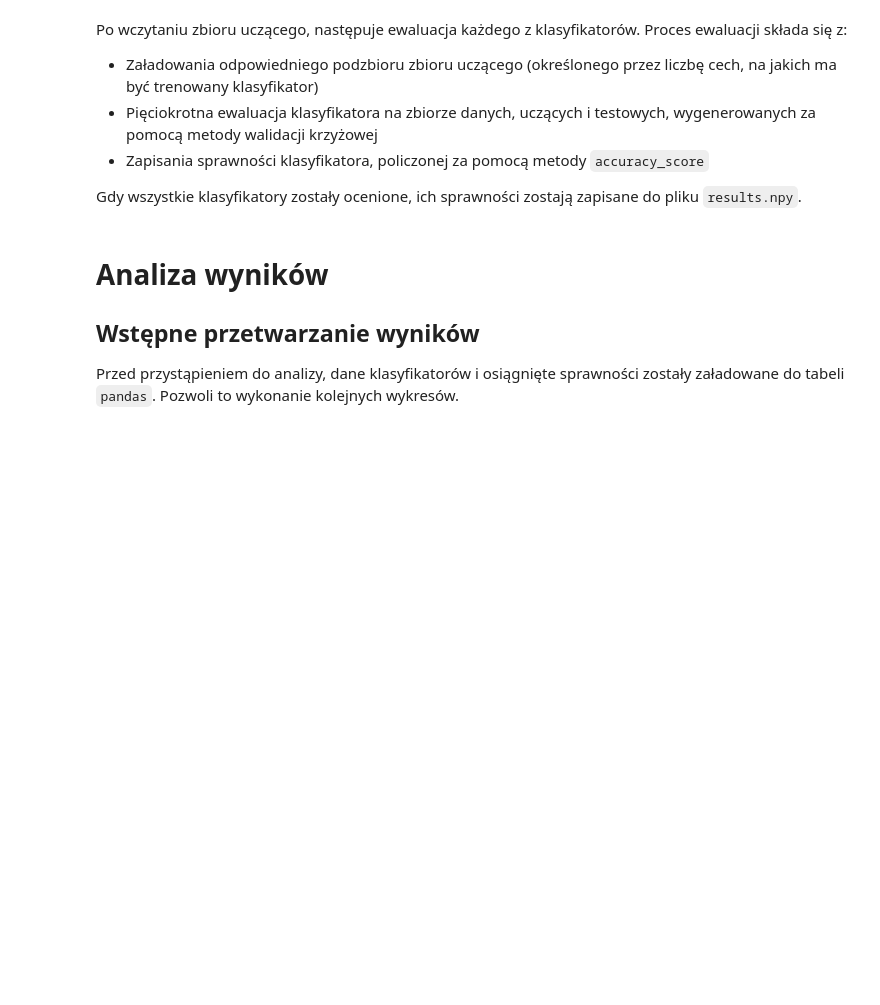
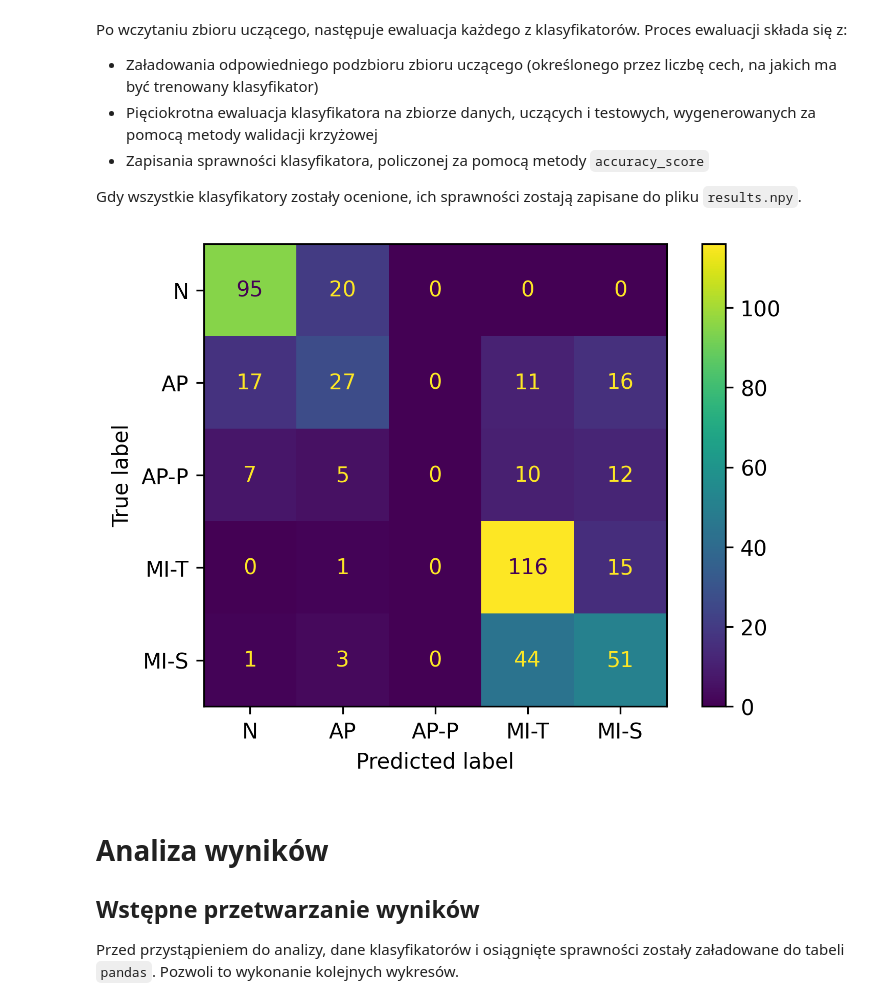
Before and after one commit to Wint3rmute/mtswm2, a Jupyter notebook: src/wstepny_raport.ipynb, the cells around one changed output. Cells and saved outputs as stored; diff of their text form; code cells hidden in the pictures; blank space fills up the shorter version.

Commit message:
feat(wstepny_raport.ipynb): added a confusiuon matrix

```diff
--- a/src/wstepny_raport.ipynb
+++ b/src/wstepny_raport.ipynb
@@ -99,6 +99,37 @@ std = np.std(scores, axis=1)
 #     print("%s: %.3f (%.2f)" % (clf_name, mean[clf_id], std[clf_id]))
 
 np.save("results", scores)
+# %%
+from sklearn.metrics import confusion_matrix
+from sklearn.metrics import plot_confusion_matrix
+
+test_classifier = MLPClassifier(
+    hidden_layer_sizes=(90,), momentum=0.9
+)
+
+X_new = SelectKBest(
+    chi2, k=7
+).fit_transform(X, y)
+
+for fold_id, (train, test) in enumerate(rskf.split(X_new, y)):
+        clf = clone(test_classifier)
+        clf.fit(X_new[train], y[train])
+        y_pred = clf.predict(X_new[test])
+        scores[clf_id, fold_id] = accuracy_score(y[test], y_pred)
+
+#         print(y_pred)
+#         print(y[test])
+        plot_confusion_matrix(clf, X_new[test], y[test], display_labels=[
+            'N',
+            'AP',
+            'AP-P',
+            'MI-T',
+            'MI-S'
+        ])
+        plt.show()
+        break
+# %% [output]
+[figure, added]
 # %% [markdown]
 # Analiza wyników
 
```
Also changed, not shown: parts of 10 cells of this notebook, 2 other files.
